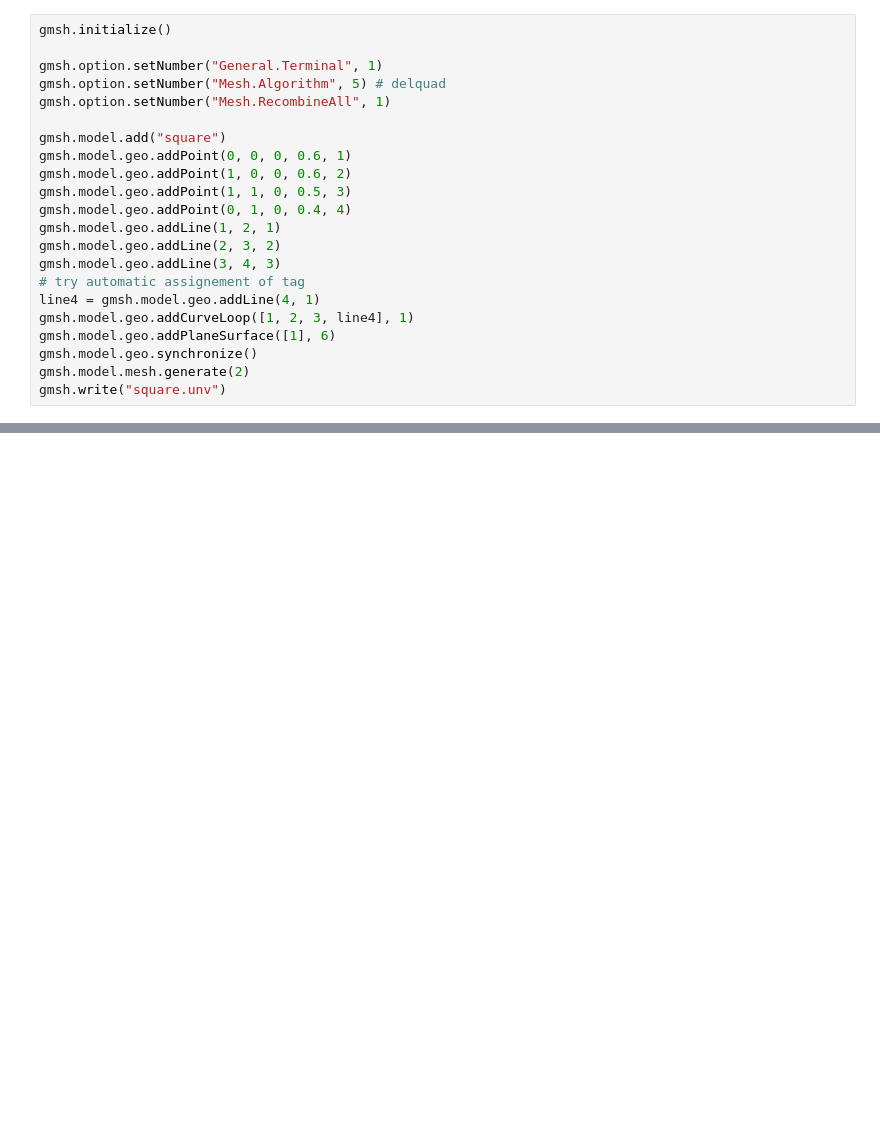
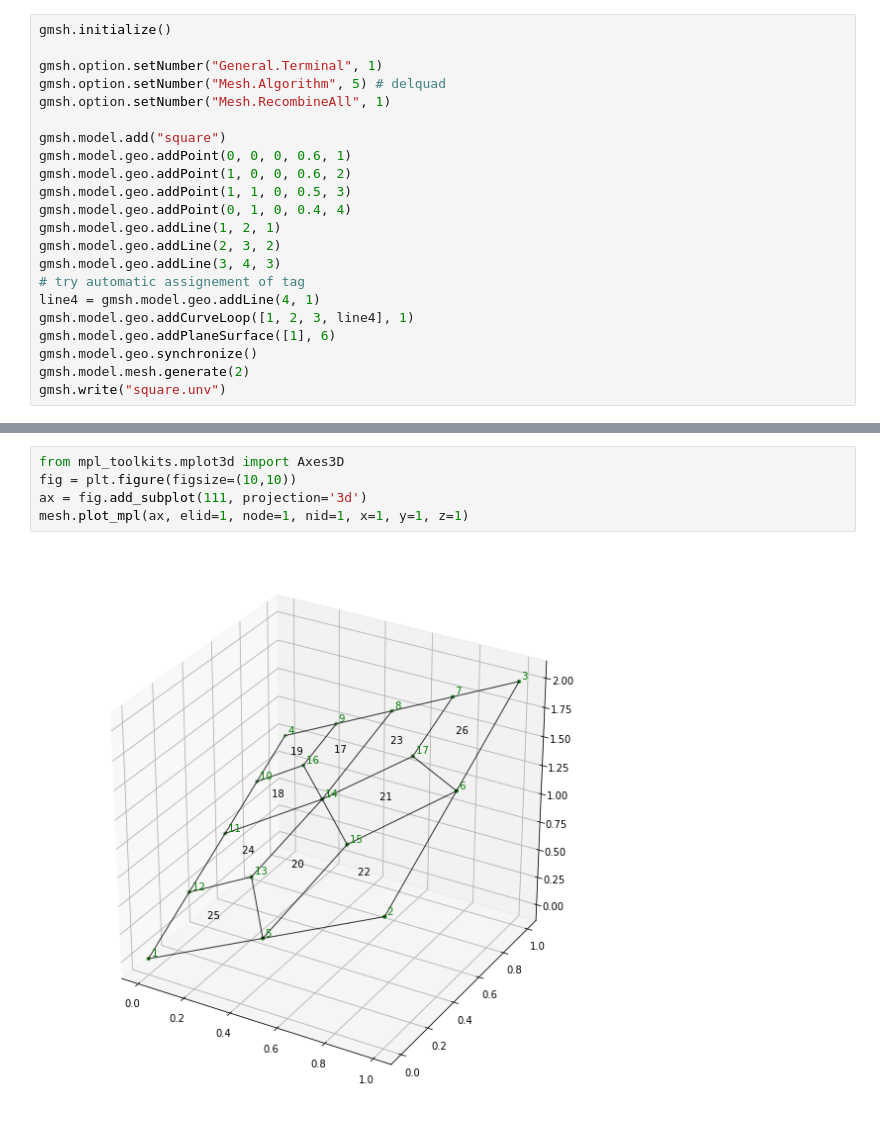
Before and after one commit to lepy/gmsh_api, a Jupyter notebook: ipynb/gmsh_api.ipynb, the cells around one changed output, grey strips where cells are left out. Cells and saved outputs as stored; diff of their text form; blank space fills up the shorter version.

```diff
--- a/ipynb/gmsh_api.ipynb
+++ b/ipynb/gmsh_api.ipynb
@@ -83,0 +116,7 @@ mesh.elements
+# %%
+from mpl_toolkits.mplot3d import Axes3D
+fig = plt.figure(figsize=(10,10))
+ax = fig.add_subplot(111, projection='3d')
+mesh.plot_mpl(ax, elid=1, node=1, nid=1, x=1, y=1, z=1)
+# %% [output]
+[figure, added]
```
Also changed, not shown: parts of 13 cells of this notebook, 2 other files.
